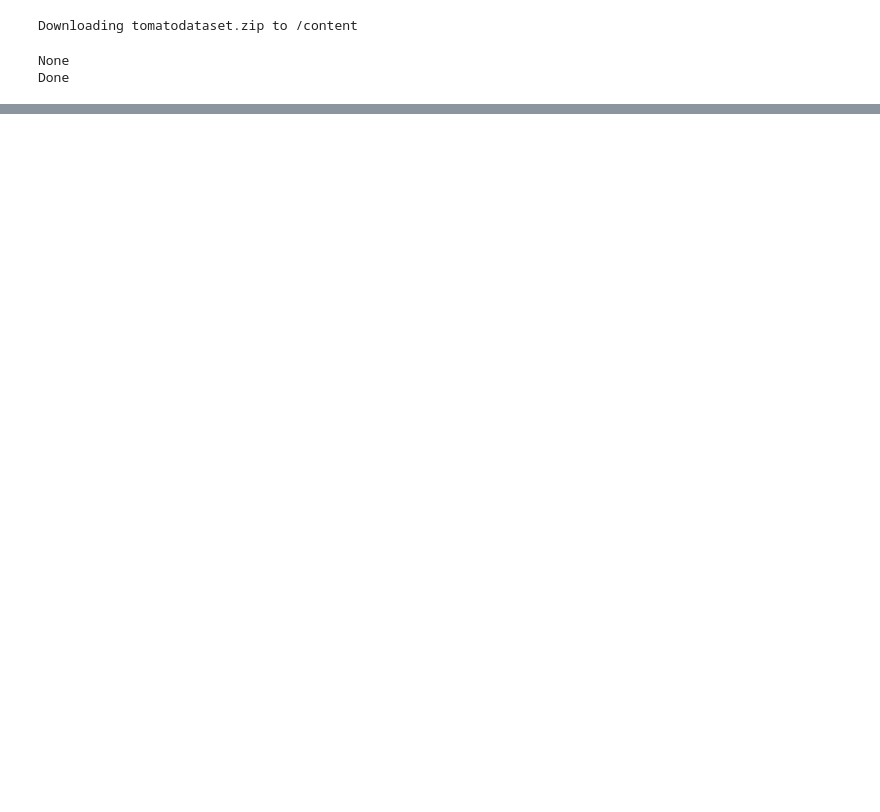
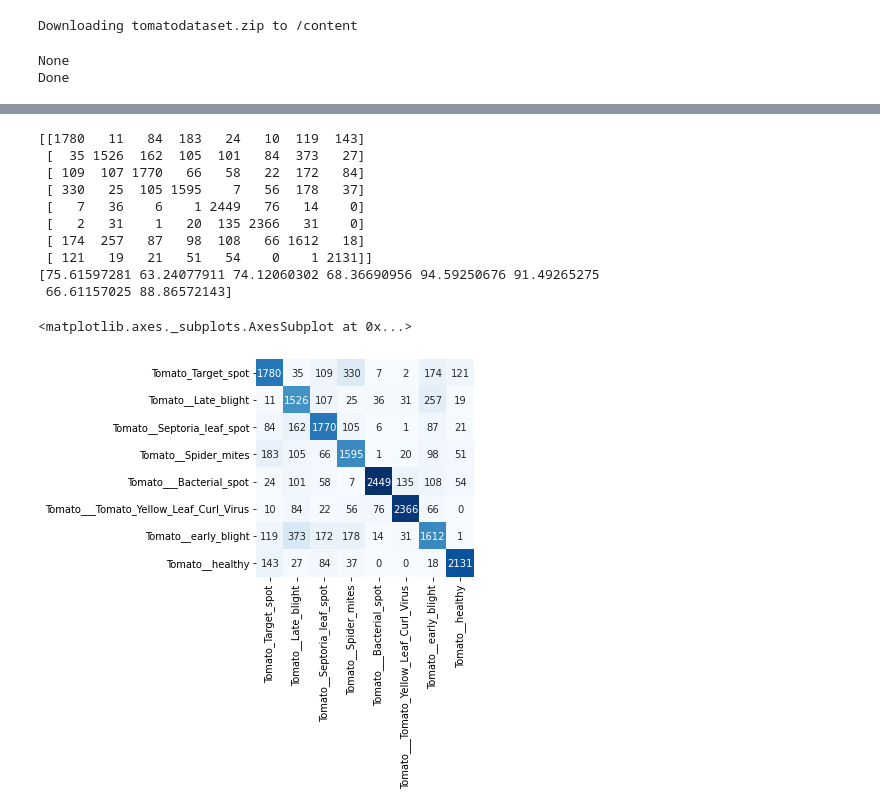
Before and after one commit to Manjuphoenix/ML_team_buzz, a Jupyter notebook: V7_Tomato_model.ipynb, the cells around one changed output, grey strips where cells are left out. Drawn from its saved outputs; the diff is of its cells as text; code cells hidden in the pictures; blank space fills up the shorter version.

```diff
--- a/V7_Tomato_model.ipynb
+++ b/V7_Tomato_model.ipynb
@@ -286,9 +293,13 @@ optimizer_ft = torch.optim.SGD(model.parameters(), lr=learning_rate, weight_deca
 # %%
 losses = {'train':[], 'val':[]}
 accuracies = {'train':[], 'val':[]}
-epochs=60
-for epoch in range(1,int(epochs)+1):
-  train(model,loss_fn,train_loader,optimizer_ft,epoch)
-  test(model,loss_fn,val_loader,epoch)
+epochs=400
+early_stopping = EarlyStopping()
+for epoch in range(1,epochs+1):
+  train_loss, train_accuracy = train(model,loss_fn,train_loader,optimizer_ft,epoch)
+  val_loss, val_accuracy = test(model,loss_fn,val_loader,epoch)
+  early_stopping(val_loss)
+  if early_stopping.early_stop:
+    break
 # %% [output]
 Epoch : 1
@@ -381,0 +515,46 @@ model_scripted.save('/content/gdrive/MyDrive/v4_tomato_scripted.pt') # Save
+# %%
+from sklearn.metrics import confusion_matrix
+
+nb_classes = 8
+
+# Initialize the prediction and label lists(tensors)
+predlist=torch.zeros(0,dtype=torch.long, device='cpu')
+lbllist=torch.zeros(0,dtype=torch.long, device='cpu')
+
+with torch.no_grad():
+    for i, (inputs, classes) in enumerate(val_loader):
+        inputs = inputs.to(device)
+        classes = classes.to(device)
+        outputs = model(inputs)
+        _, preds = torch.max(outputs, 1)
+
+        # Append batch prediction results
+        predlist=torch.cat([predlist,preds.view(-1).cpu()])
+        lbllist=torch.cat([lbllist,classes.view(-1).cpu()])
+
+# Confusion matrix
+conf_mat=confusion_matrix(lbllist.numpy(), predlist.numpy())
+print(conf_mat)
+
+# Per-class accuracy
+class_accuracy=100*conf_mat.diagonal()/conf_mat.sum(1)
+print(class_accuracy)
+
+from sklearn.metrics import confusion_matrix
+import seaborn as sns
+
+matrix_confusion = confusion_matrix(predlist, lbllist)
+sns.heatmap(matrix_confusion, square=True, annot=True, xticklabels=data.classes, yticklabels=data.classes, cmap='Blues', fmt='d', cbar=False)
+# %% [output]
+[[1780   11   84  183   24   10  119  143]
+ [  35 1526  162  105  101   84  373   27]
+ [ 109  107 1770   66   58   22  172   84]
+ [ 330   25  105 1595    7   56  178   37]
+ [   7   36    6    1 2449   76   14    0]
+ [   2   31    1   20  135 2366   31    0]
+ [ 174  257   87   98  108   66 1612   18]
+ [ 121   19   21   51   54    0    1 2131]]
+[75.61597281 63.24077911 74.12060302 68.36690956 94.59250676 91.49265275
+ 66.61157025 88.86572143]
+<matplotlib.axes._subplots.AxesSubplot at 0x...>
+[figure, added]
```
Also changed, not shown: parts of 22 cells of this notebook.
